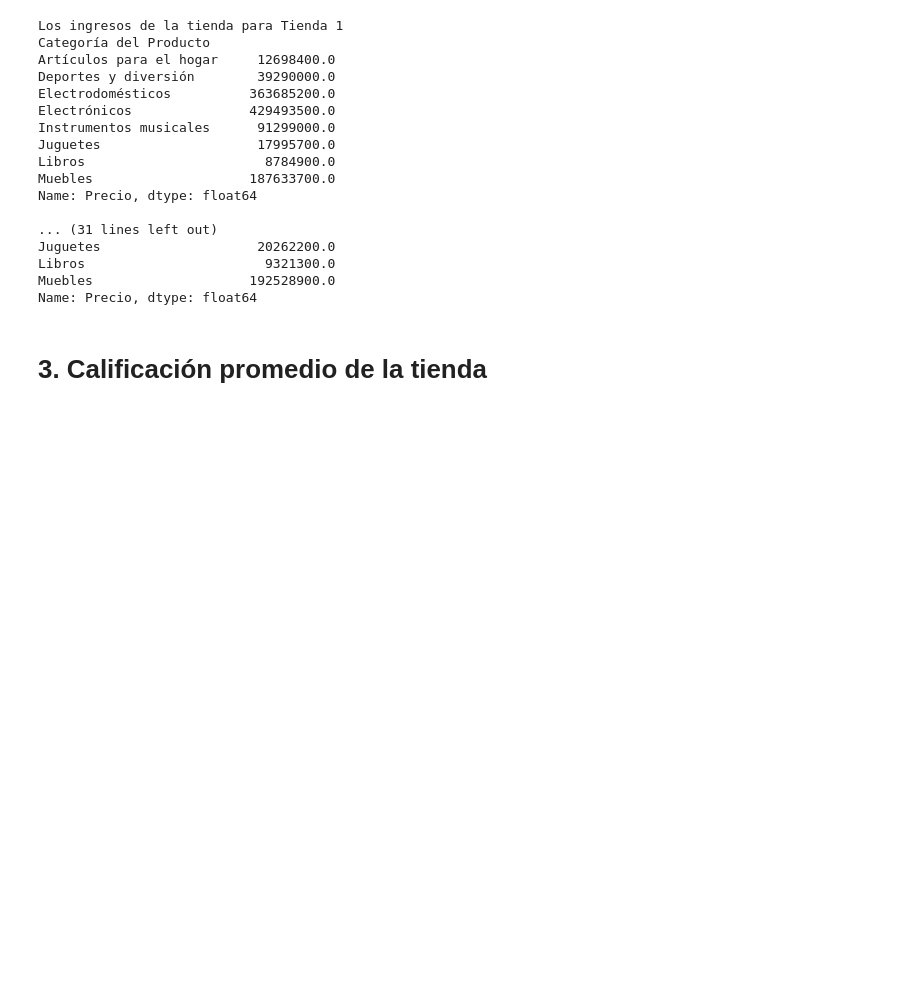
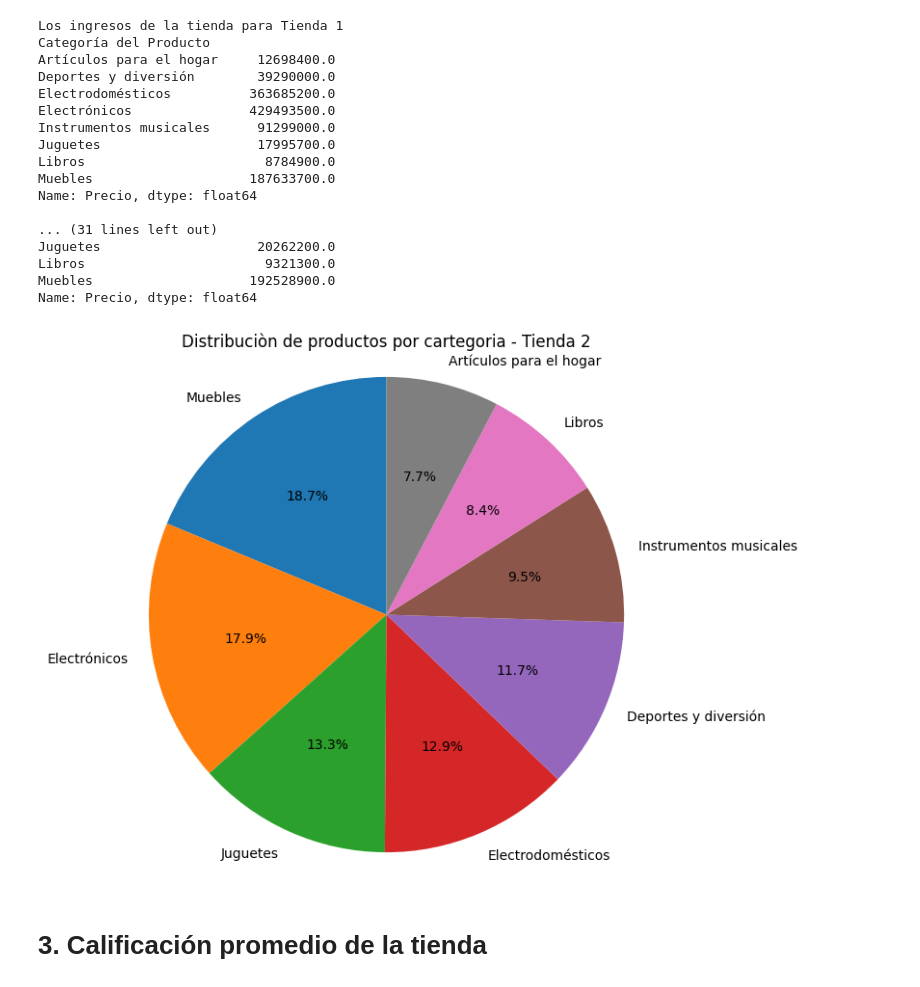
Before and after one commit to PRsant90/ChallengeDatos, a Jupyter notebook: AluraStoreLatam.ipynb, the cells around one changed output. Saved outputs shown, nothing was run; the diff lists cells and outputs as text; code cells hidden in the pictures; blank space fills up the shorter version.

```diff
--- a/AluraStoreLatam.ipynb
+++ b/AluraStoreLatam.ipynb
@@ -118,6 +132,20 @@ Juguetes                    20262200.0
 Libros                       9321300.0
 Muebles                    192528900.0
 Name: Precio, dtype: float64
+# %%
+import matplotlib.pyplot as plt
+import pandas as pd
+
+tienda1  = pd.read_csv(urls[0])
+categorias = tienda2['Categoría del Producto'].value_counts()
+
+plt.figure(figsize=(7,7))
+plt.pie(categorias, labels=categorias.index, autopct='%1.1f%%',startangle=90)
+plt.title('Distribuciòn de productos por cartegoria - Tienda 2')
+plt.axis('equal')
+plt.show()
+# %% [output]
+[figure, added]
 # %% [markdown]
 # 3. Calificación promedio de la tienda
 # %%
```
Also changed, not shown: parts of 11 cells of this notebook.
